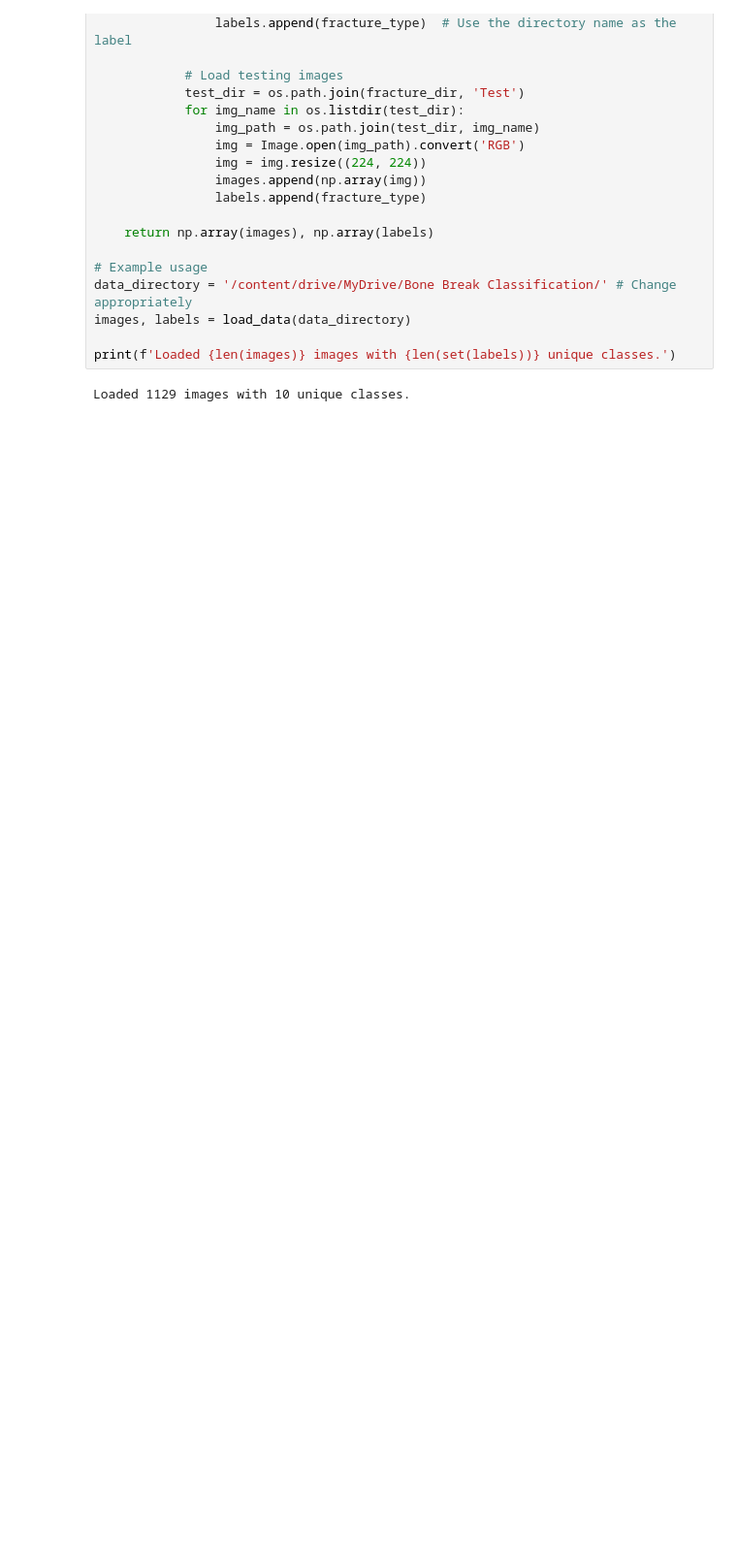
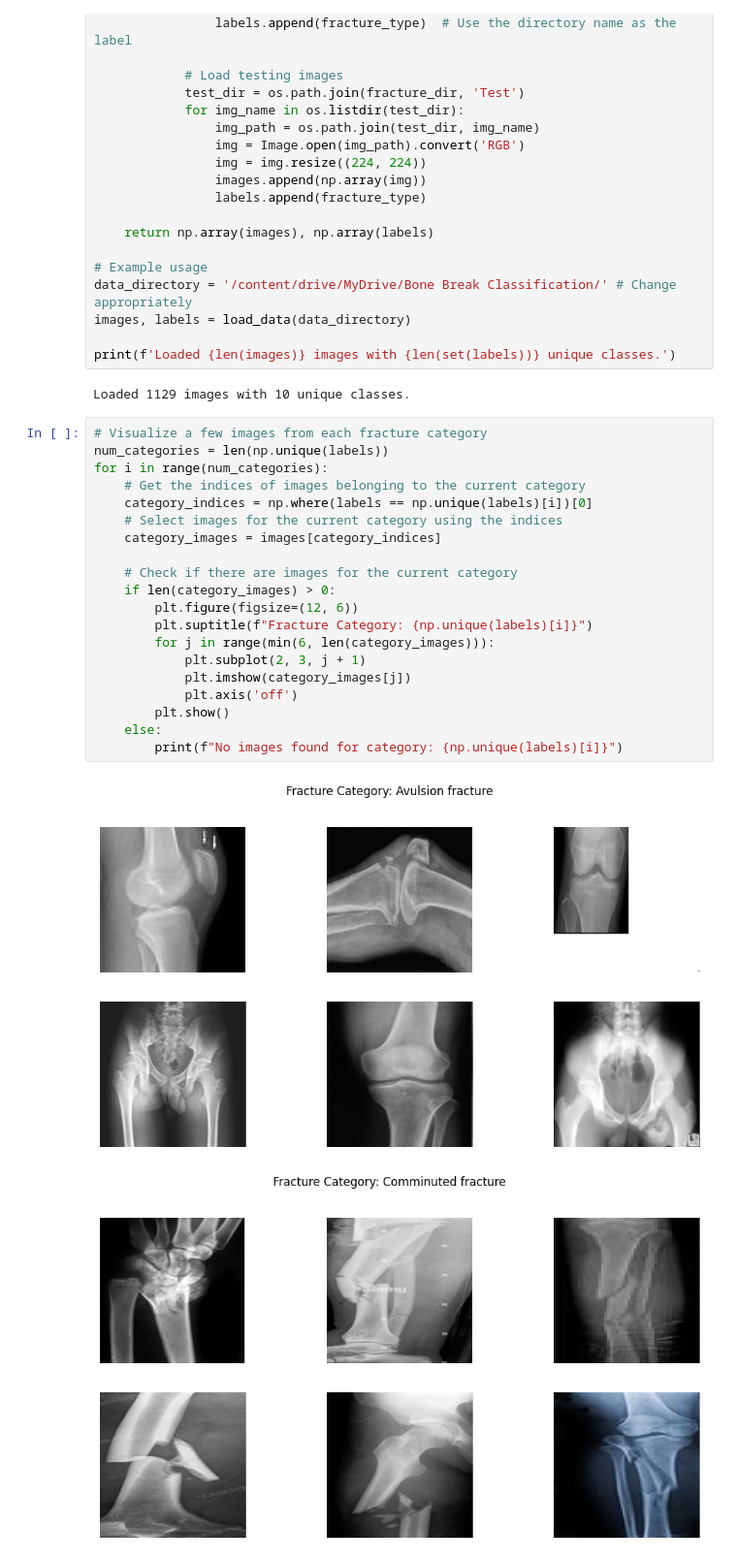
Before and after one commit to Mo-Bkny/python, a Jupyter notebook: UMUZI_Advance_Final_Project.ipynb, the cells around one changed output. Shown at 97% size. Saved outputs shown, nothing was run; the diff lists cells and outputs as text; blank space fills up the shorter version.

```diff
--- a/UMUZI_Advance_Final_Project.ipynb
+++ b/UMUZI_Advance_Final_Project.ipynb
@@ -45,3 +45,26 @@ images, labels = load_data(data_directory)
 print(f'Loaded {len(images)} images with {len(set(labels))} unique classes.')
 # %% [output]
 Loaded 1129 images with 10 unique classes.
+# %%
+# Visualize a few images from each fracture category
+num_categories = len(np.unique(labels))
+for i in range(num_categories):
+    # Get the indices of images belonging to the current category
+    category_indices = np.where(labels == np.unique(labels)[i])[0]
+    # Select images for the current category using the indices
+    category_images = images[category_indices]
+
+    # Check if there are images for the current category
+    if len(category_images) > 0:
+        plt.figure(figsize=(12, 6))
+        plt.suptitle(f"Fracture Category: {np.unique(labels)[i]}")
+        for j in range(min(6, len(category_images))):
+            plt.subplot(2, 3, j + 1)
+            plt.imshow(category_images[j])
+            plt.axis('off')
+        plt.show()
+    else:
+        print(f"No images found for category: {np.unique(labels)[i]}")
+# %% [output]
+[figure, added]
+[figure, added]
```
Also changed, not shown: parts of 4 cells of this notebook.
